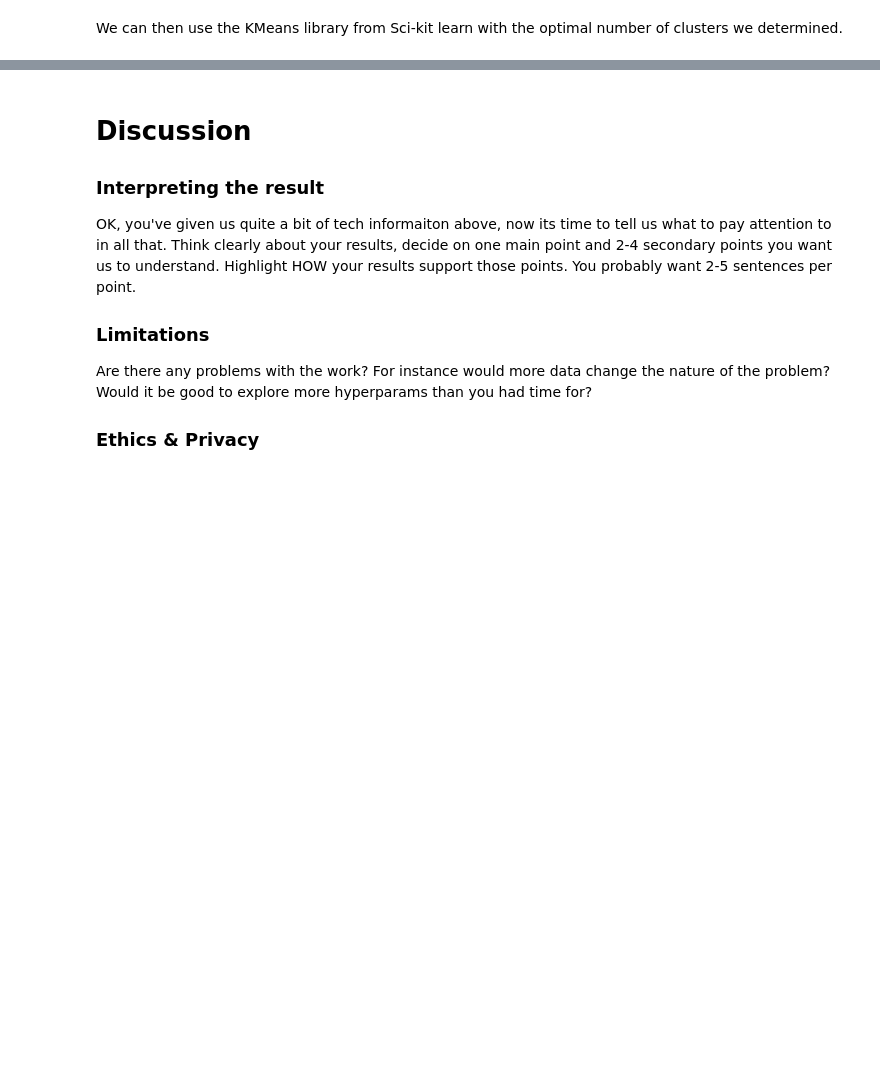
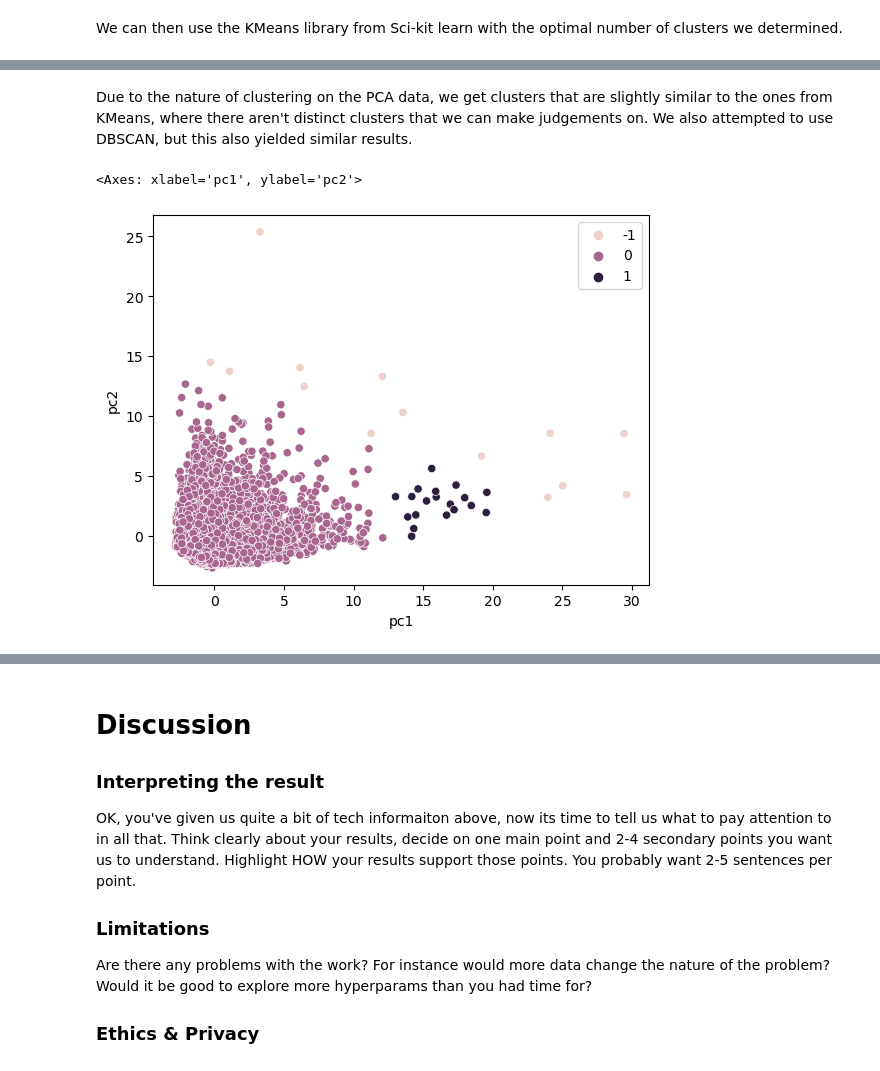
Before and after one commit to mtang24/card_clusters, a Jupyter notebook: FinalProject_Copy.ipynb, the cells around one changed output, grey strips where cells are left out. Cells and saved outputs as stored; diff of their text form; code cells hidden in the pictures; blank space fills up the shorter version.

```diff
--- a/FinalProject_Copy.ipynb
+++ b/FinalProject_Copy.ipynb
@@ -229,0 +322,14 @@ NameError: name 'pcas' is not defined
+# %% [markdown]
+Due to the nature of clustering on the PCA data, we get clusters that are slightly similar to the ones from KMeans, where there aren't distinct clusters that we can make judgements on. We also attempted to use DBSCAN, but this also yielded similar results.
+# %%
+from sklearn.cluster import DBSCAN
+
+pca = pd.DataFrame(pca, columns=['pc1', 'pc2'])
+
+dbscan = DBSCAN(eps=2, min_samples=4)
+y_dbscan = dbscan.fit_predict(pca)
+
+sns.scatterplot(pca, x='pc1' ,y='pc2', hue=y_dbscan)
+# %% [output]
+<Axes: xlabel='pc1', ylabel='pc2'>
+[figure, added]
```
Also changed, not shown: parts of 13 cells of this notebook, 1 other file.
